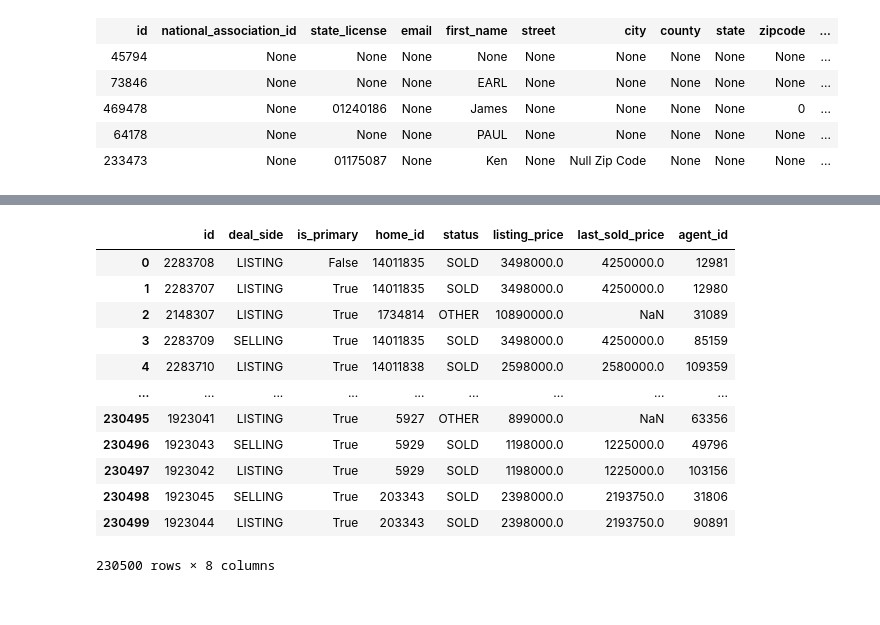
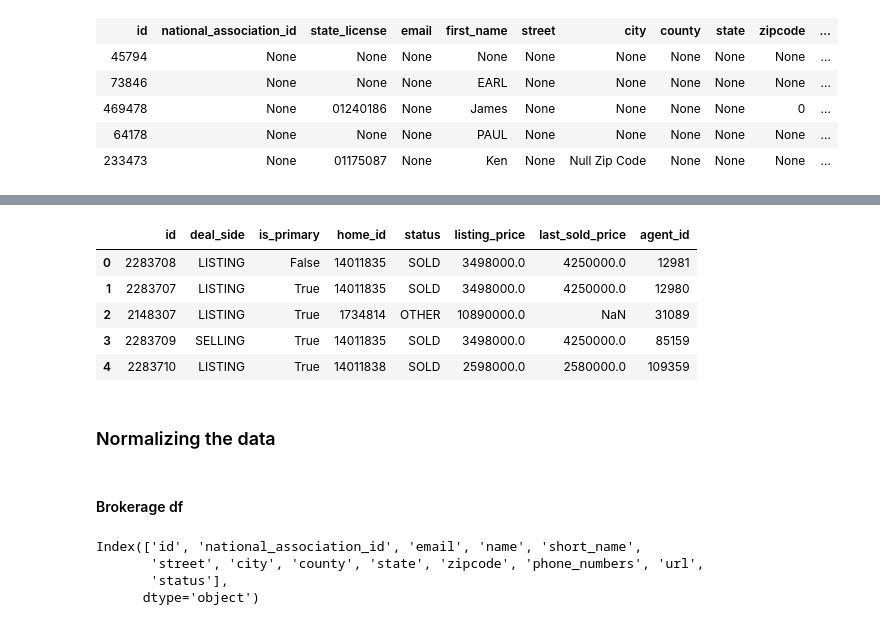
Before and after one commit to 20PW01-Abishek/Zerodown-Hackathon, a Jupyter notebook: Agent hunt/notebook/agent_hunt.ipynb, the cells around one changed output, grey strips where cells are left out. Saved outputs shown, nothing was run; the diff lists cells and outputs as text; code cells hidden in the pictures.

```diff
--- a/Agent hunt/notebook/agent_hunt.ipynb
+++ b/Agent hunt/notebook/agent_hunt.ipynb
@@ -113,17 +87,21 @@ home_info_df
 # %%
 agent_listing_df = pd.read_sql('SELECT * FROM agent_listing',engine)
-agent_listing_df
+agent_listing_df.head()
 # %% [output]
 |  | id | deal_side | is_primary | home_id | status | listing_price | last_sold_price | agent_id |
 | 0 | 2283708 | LISTING | False | 14011835 | SOLD | 3498000.0 | 4250000.0 | 12981 |
 | 1 | 2283707 | LISTING | True | 14011835 | SOLD | 3498000.0 | 4250000.0 | 12980 |
 | 2 | 2148307 | LISTING | True | 1734814 | OTHER | 10890000.0 | NaN | 31089 |
 | 3 | 2283709 | SELLING | True | 14011835 | SOLD | 3498000.0 | 4250000.0 | 85159 |
 | 4 | 2283710 | LISTING | True | 14011838 | SOLD | 2598000.0 | 2580000.0 | 109359 |
-| ... | ... | ... | ... | ... | ... | ... | ... | ... |
-| 230495 | 1923041 | LISTING | True | 5927 | OTHER | 899000.0 | NaN | 63356 |
-| 230496 | 1923043 | SELLING | True | 5929 | SOLD | 1198000.0 | 1225000.0 | 49796 |
-| 230497 | 1923042 | LISTING | True | 5929 | SOLD | 1198000.0 | 1225000.0 | 103156 |
-| 230498 | 1923045 | SELLING | True | 203343 | SOLD | 2398000.0 | 2193750.0 | 31806 |
-| 230499 | 1923044 | LISTING | True | 203343 | SOLD | 2398000.0 | 2193750.0 | 90891 |
-230500 rows × 8 columns
+# %% [markdown]
+### Normalizing the data
+# %% [markdown]
+#### Brokerage df
+# %%
+brokerage_df.columns
+# %% [output]
+Index(['id', 'national_association_id', 'email', 'name', 'short_name',
+       'street', 'city', 'county', 'state', 'zipcode', 'phone_numbers', 'url',
+       'status'],
+      dtype='object')
```
Also changed, not shown: parts of 17 cells of this notebook.
